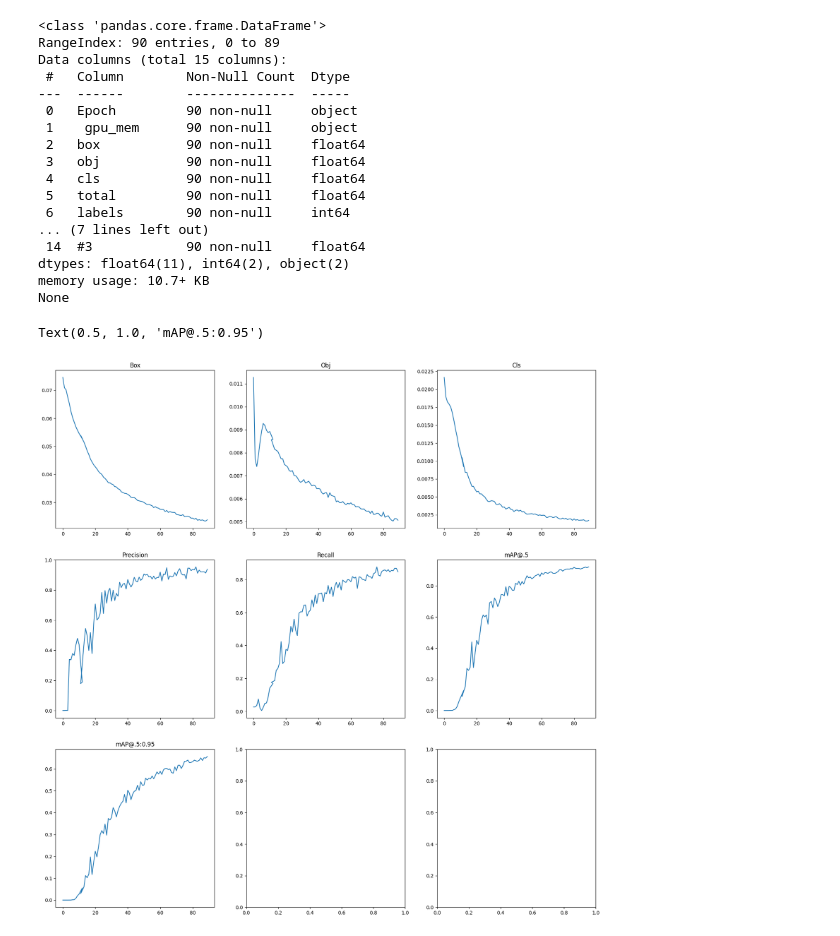
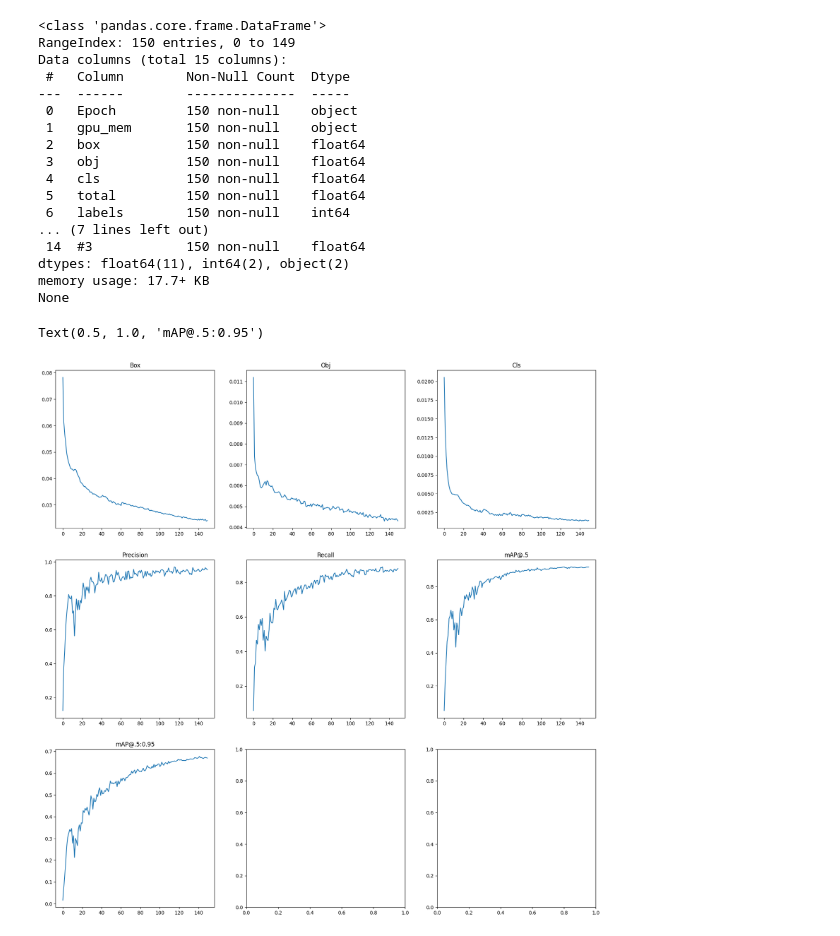
Before and after one commit to sonhm3029/EDABK_YOLOV7_TINY_WEAPON_DETECTION, a Jupyter notebook: yolov7_evaluating.ipynb, the cells around one changed output. Saved outputs shown, nothing was run; the diff lists cells and outputs as text; code cells hidden in the pictures.

```diff
--- a/yolov7_evaluating.ipynb
+++ b/yolov7_evaluating.ipynb
@@ -4,7 +4,7 @@ import matplotlib.pyplot as plt
 
 %matplotlib inline
 # %%
-RESULT_PATH = "./results.csv"
+RESULT_PATH = "./exp11/results.csv"
 
 data = pd.read_csv(RESULT_PATH)
 
@@ -12,38 +12,39 @@ print(data.info())
 data['Epoch'] = pd.Series([int(epoch.split("/")[0]) for epoch in data['Epoch']])
 # %% [output]
 <class 'pandas.core.frame.DataFrame'>
-RangeIndex: 90 entries, 0 to 89
+RangeIndex: 150 entries, 0 to 149
 Data columns (total 15 columns):
  #   Column        Non-Null Count  Dtype
 ---  ------        --------------  -----
- 0   Epoch         90 non-null     object
- 1    gpu_mem      90 non-null     object
- 2   box           90 non-null     float64
- 3   obj           90 non-null     float64
- 4   cls           90 non-null     float64
- 5   total         90 non-null     float64
- 6   labels        90 non-null     int64
+ 0   Epoch         150 non-null    object
+ 1   gpu_mem       150 non-null    object
+ 2   box           150 non-null    float64
+ 3   obj           150 non-null    float64
+ 4   cls           150 non-null    float64
+ 5   total         150 non-null    float64
+ 6   labels        150 non-null    int64
 ... (7 lines left out)
- 14  #3            90 non-null     float64
+ 14  #3            150 non-null    float64
 dtypes: float64(11), int64(2), object(2)
-memory usage: 10.7+ KB
+memory usage: 17.7+ KB
 None
 # %%
 fig, axs = plt.subplots(3, 3)
+plt.rcParams['figure.figsize'] = (5, 5)
 axs[0, 0].plot(data['Epoch'], data['box'])
 axs[0, 0].set_title('Box')
 axs[0, 1].plot(data['Epoch'], data['obj'])
 axs[0, 1].set_title('Obj')
 axs[0, 2].plot(data['Epoch'], data['cls'])
 axs[0, 2].set_title('Cls')
 axs[1, 0].plot(data['Epoch'], data['P'])
 axs[1, 0].set_title('Precision')
 axs[1, 1].plot(data['Epoch'], data['R'])
 axs[1, 1].set_title('Recall')
 axs[1, 2].plot(data['Epoch'], data['mAP@.5'])
 axs[1, 2].set_title('mAP@.5')
 axs[2, 0].plot(data['Epoch'], data['mAP@0.5:0.95'])
 axs[2, 0].set_title('mAP@.5:0.95')
 # %% [output]
 Text(0.5, 1.0, 'mAP@.5:0.95')
-[figure, old version]
+[figure, new version]
```
Also changed, not shown: parts of 1 cell of this notebook, 40 other files.
